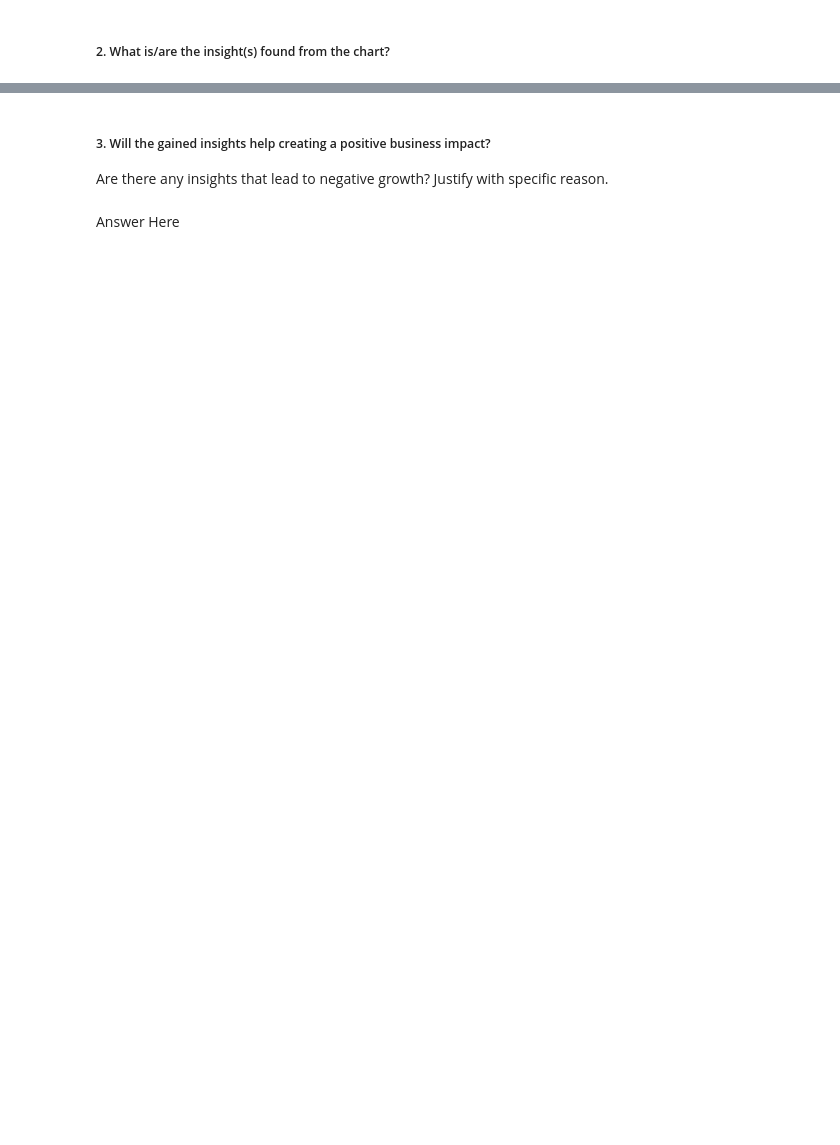
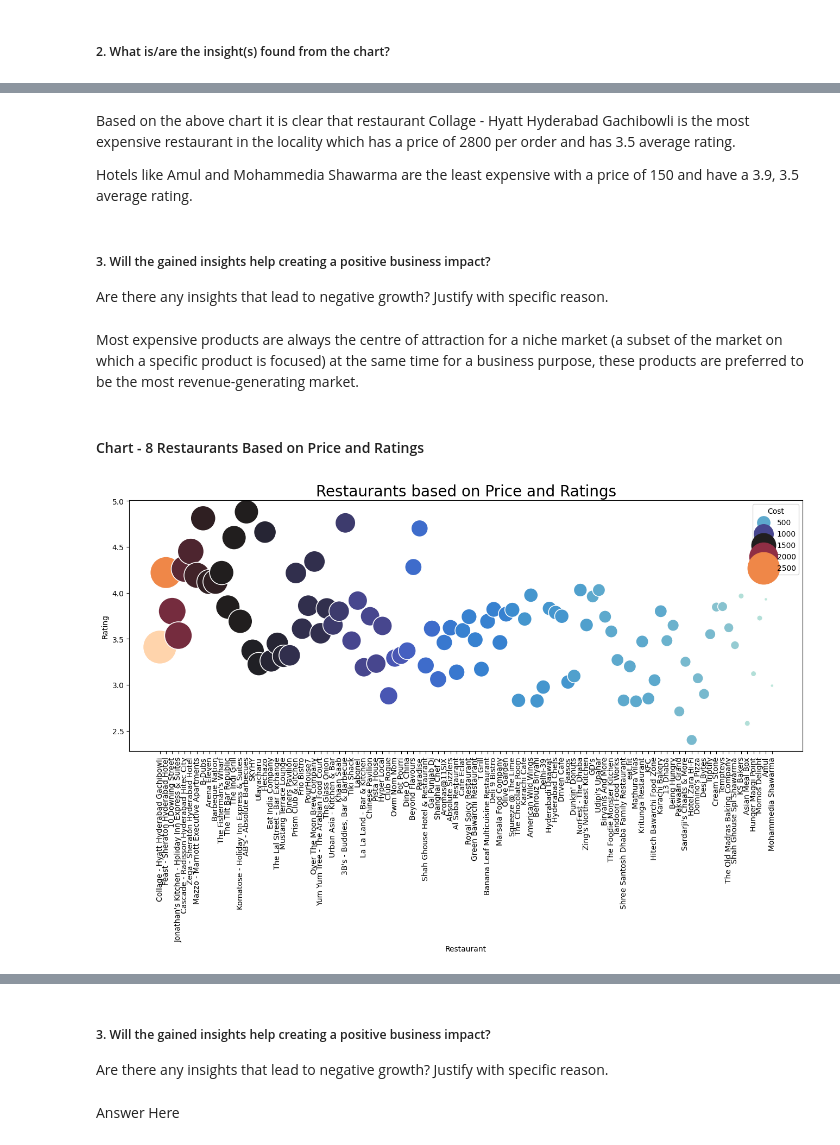
Before and after one commit to David-Kumawat/Capstone-Project---4-Zomato-Restaurant-Clustering-And-Sentiment-Analysis, a Jupyter notebook: Unsupervised_Zomato_Restaurant_Clustering_And_Sentiment_Analysis.ipynb, the cells around one changed output, grey strips where cells are left out. Drawn from its saved outputs; the diff is of its cells as text; code cells hidden in the pictures; blank space fills up the shorter version.

Commit message:
Exploratory Data Analysis

```diff
--- a/Unsupervised_Zomato_Restaurant_Clustering_And_Sentiment_Analysis.ipynb
+++ b/Unsupervised_Zomato_Restaurant_Clustering_And_Sentiment_Analysis.ipynb
@@ -1147,0 +1148,27 @@ Answer Here
+# %% [markdown]
+Based on the above chart it is clear that restaurant Collage - Hyatt Hyderabad Gachibowli is the most expensive restaurant in the locality which has a price of 2800 per order and has 3.5 average rating.
+
+Hotels like Amul and Mohammedia Shawarma are the least expensive with a price of 150 and have a 3.9, 3.5 average rating.
+# %% [markdown]
+##### 3. Will the gained insights help creating a positive business impact?
+Are there any insights that lead to negative growth? Justify with specific reason.
+# %% [markdown]
+Most expensive products are always the centre of attraction for a niche market (a subset of the market on which a specific product is focused) at the same time for a business purpose, these products are preferred to be the most revenue-generating market.
+# %% [markdown]
+#### Chart - 8 Restaurants Based on Price and Ratings
+# %%
+# Merging average rating and cost to find rating for expensive restaurants
+expected_revenue = avg_hotel_rating.merge(hotel[['Restaurant','Cost']], on = 'Restaurant')
+# Calculating expected revenue based on total review recieved
+expected_revenue['Expected_Revenue'] = expected_revenue['Total_Review'] * expected_revenue['Cost']
+# %%
+# Chart - 8 visualization code for rating based on price and restaurants
+plt.figure(figsize=(16,6))
+data = expected_revenue.sort_values('Cost', ascending  = False)
+sns.scatterplot(data= data, x= "Restaurant", y="Rating", size="Cost",
+                hue = 'Cost',legend=True, sizes=(20, 2000),palette ="icefire")
+plt.xticks(rotation=90)
+plt.title('Restaurants based on Price and Ratings',size=20,color = 'black')
+plt.show()
+# %% [output]
+[figure, added]
```
Also changed, not shown: parts of 91 cells of this notebook.
